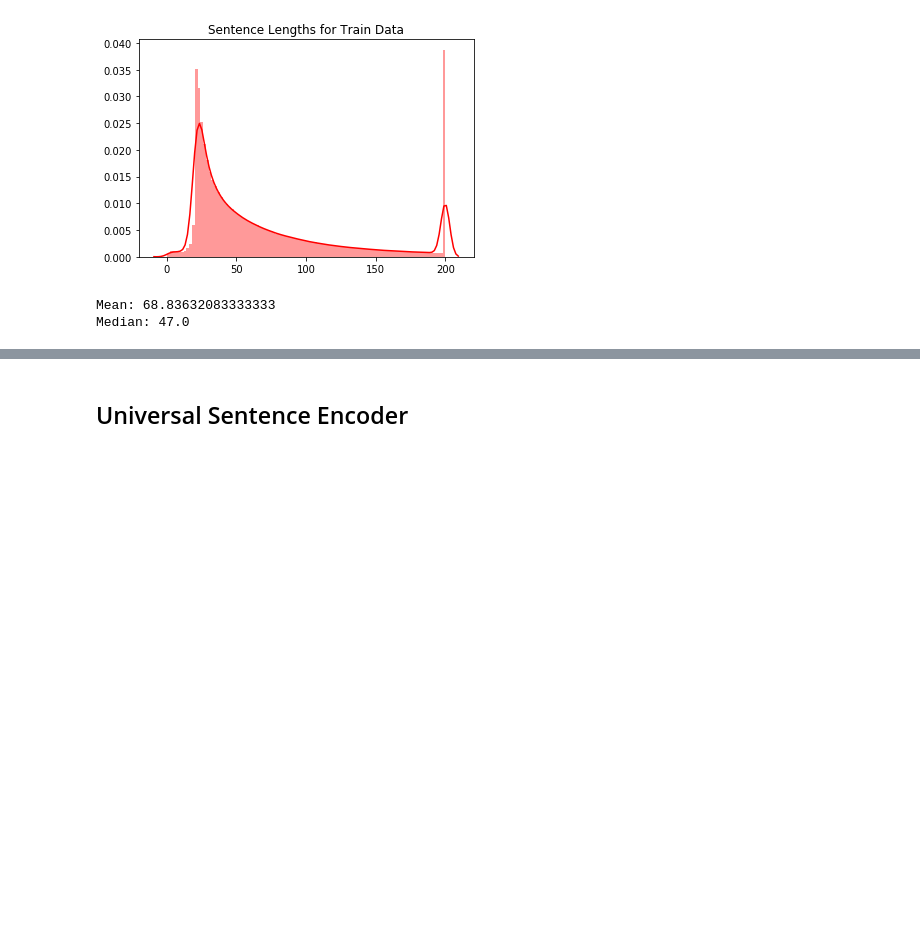
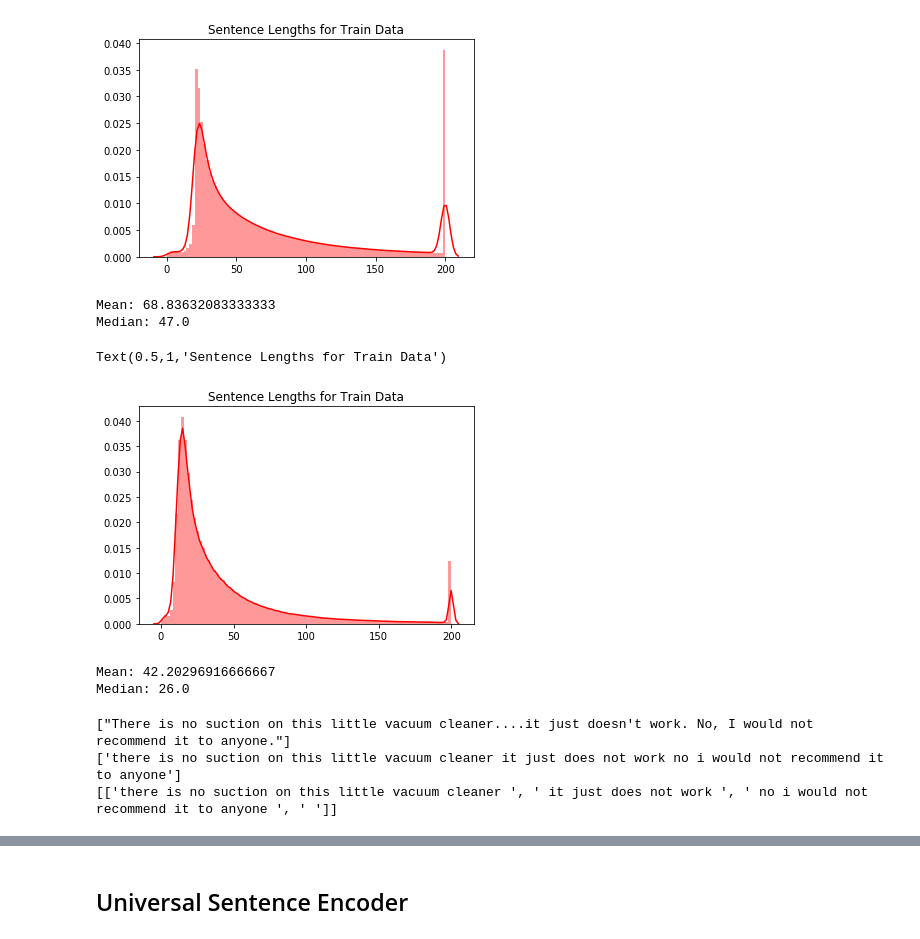
Before and after one commit to lance-miles/w266FinalProject-Amazon, a Jupyter notebook: Notebook/Amazon Reviews - Final Project Notebook.ipynb, the cells around one changed output, grey strips where cells are left out. Cells and saved outputs as stored; diff of their text form; code cells hidden in the pictures; blank space fills up the shorter version.

```diff
--- a/Notebook/Amazon Reviews - Final Project Notebook.ipynb
+++ b/Notebook/Amazon Reviews - Final Project Notebook.ipynb
@@ -442,3 +733,33 @@ print('Median:',np.median(reviewLength))
 # %% [output]
 Mean: 68.83632083333333
 Median: 47.0
+# %%
+reviewLength2 = []
+
+for row in wordData2:
+    reviewLength2.append(len(row))
+# %%
+sns.distplot(reviewLength2, bins=100, color = 'red').set_title('Sentence Lengths for Train Data')
+# %% [output]
+Text(0.5,1,'Sentence Lengths for Train Data')
+[figure, added]
+# %%
+print('Mean:',np.mean(reviewLength2))
+print('Median:',np.median(reviewLength2))
+# %% [output]
+Mean: 42.20296916666667
+Median: 26.0
+# %%
+num_sents = []
+
+reviewSents = train_data['sentences_indiv']
+print(list(train_data['reviewText'][4:5]))
+print(list(train_data['sentences'][4:5]))
+print(list(reviewSents[4:5]))
+
+for sents in reviewSents:
+    num_sents.append(len(sents))
+# %% [output]
+["There is no suction on this little vacuum cleaner....it just doesn't work. No, I would not recommend it to anyone."]
+['there is no suction on this little vacuum cleaner it just does not work no i would not recommend it to anyone']
+[['there is no suction on this little vacuum cleaner ', ' it just does not work ', ' no i would not recommend it to anyone ', ' ']]
```
Also changed, not shown: parts of 49 cells of this notebook, 1 other file.
